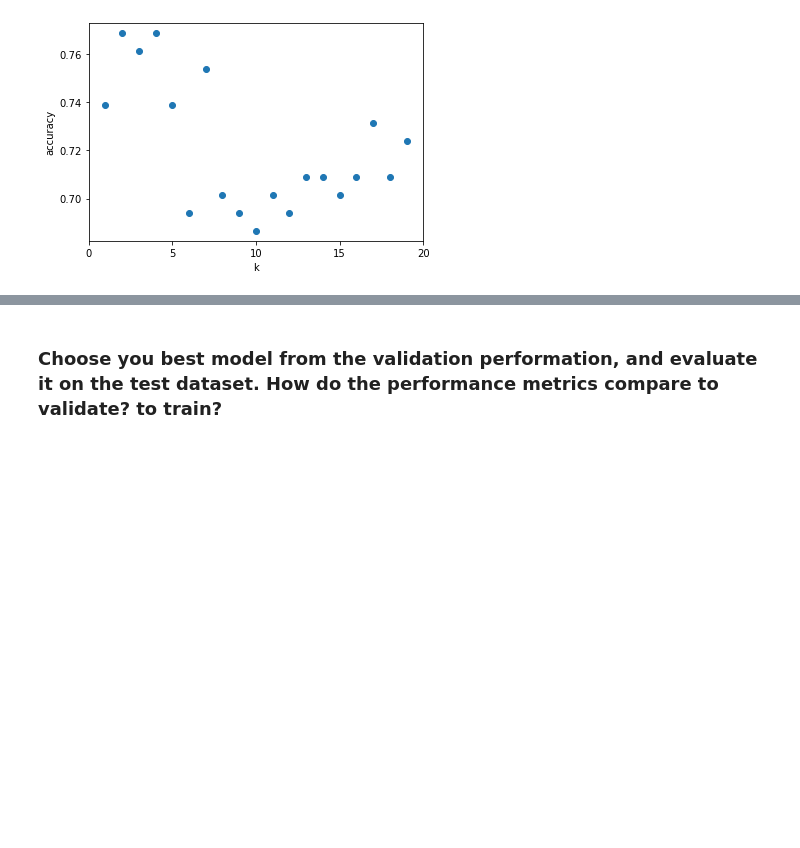
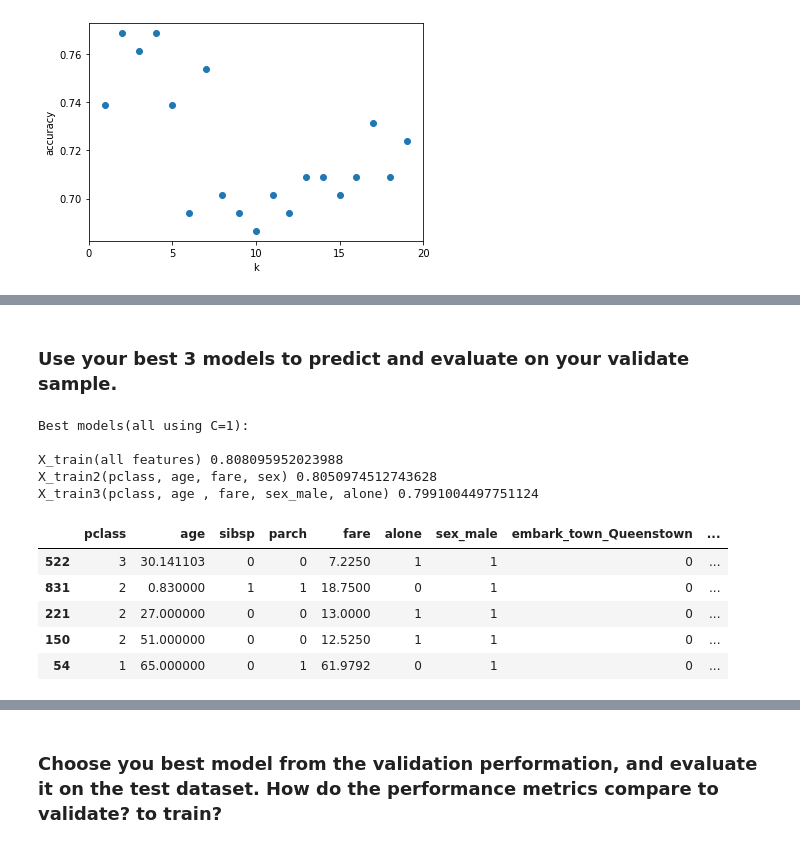
Before and after one commit to markydoug/classification-exercises, a Jupyter notebook: model.ipynb, the cells around one changed output, grey strips where cells are left out. Cells and saved outputs as stored; diff of their text form; code cells hidden in the pictures; blank space fills up the shorter version.

Commit message:
Add validate and test set comparison

```diff
--- a/model.ipynb
+++ b/model.ipynb
@@ -1403,0 +1377,34 @@ X_train3(pclass, age , fare, sex_male, alone) 0.7991004497751124
+# %% [markdown]
+### Use your best 3 models to predict and evaluate on your validate sample.
+# %%
+print('Best models(all using C=1):\n')
+# Define the logistic regression model
+logit1 = LogisticRegression(C=1, random_state=123)
+logit1.fit(X_train, y_train)
+score = logit1.score(X_train, y_train)
+print(f'X_train(all features) {score}')
+
+logit2 = LogisticRegression(C=1, random_state=123)
+logit2.fit(X_train2, y_train)
+score = logit2.score(X_train2, y_train)
+print(f'X_train2(pclass, age, fare, sex) {score}')
+
+logit3 = LogisticRegression(C=1, random_state=123)
+logit3.fit(X_train3, y_train)
+score = logit3.score(X_train3, y_train)
+print(f'X_train3(pclass, age , fare, sex_male, alone) {score}')
+# %% [output]
+Best models(all using C=1):
+
+X_train(all features) 0.808095952023988
+X_train2(pclass, age, fare, sex) 0.8050974512743628
+X_train3(pclass, age , fare, sex_male, alone) 0.7991004497751124
+# %%
+X_validate.head()
+# %% [output]
+|  | pclass | age | sibsp | parch | fare | alone | sex_male | embark_town_Queenstown | ... |
+| 522 | 3 | 30.141103 | 0 | 0 | 7.2250 | 1 | 1 | 0 | ... |
+| 831 | 2 | 0.830000 | 1 | 1 | 18.7500 | 0 | 1 | 0 | ... |
+| 221 | 2 | 27.000000 | 0 | 0 | 13.0000 | 1 | 1 | 0 | ... |
+| 150 | 2 | 51.000000 | 0 | 0 | 12.5250 | 1 | 1 | 0 | ... |
+| 54 | 1 | 65.000000 | 0 | 1 | 61.9792 | 0 | 1 | 0 | ... |
```
Also changed, not shown: parts of 125 cells of this notebook.
